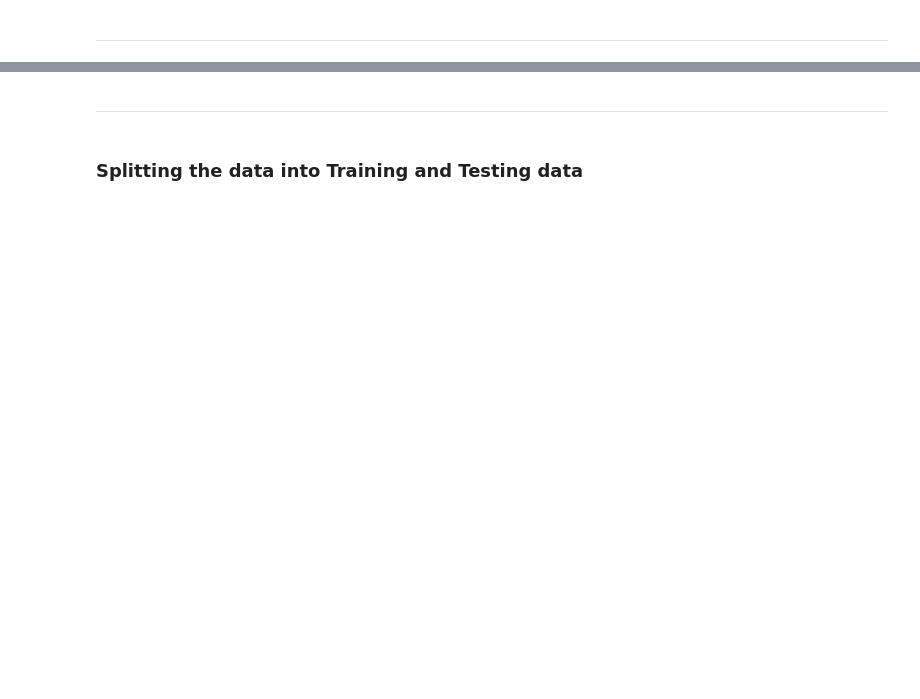
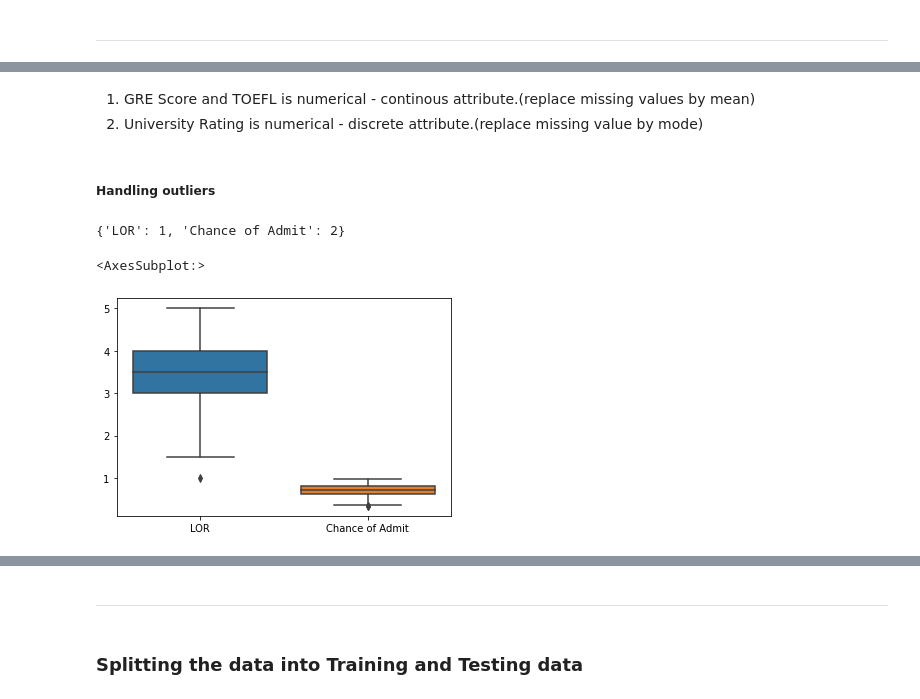
Before and after one commit to ChebroluTejaswi/Admission-Prediction-Model, a Jupyter notebook: project.ipynb, the cells around one changed output, grey strips where cells are left out. Cells and saved outputs as stored; diff of their text form; code cells hidden in the pictures; blank space fills up the shorter version.

```diff
--- a/project.ipynb
+++ b/project.ipynb
@@ -116,0 +118,4 @@ data.describe(include="all")
+# %%
+# Drop Serial No. attribute from dataset
+serial_number=data["Serial No."]
+data.drop("Serial No.",axis=1,inplace=True)
@@ -116,0 +157,3 @@ data.describe(include="all")
+# %% [markdown]
+1. GRE Score and TOEFL is numerical - continous attribute.(replace missing values by mean)
+2. University Rating is numerical - discrete attribute.(replace missing value by mode)
@@ -116,0 +166,37 @@ data.describe(include="all")
+# %% [markdown]
+##### Handling outliers
+# %%
+# Funtion to calculate number of outliers along with upperfence and lowerfence values
+
+def outlier(data,flag):
+    outlier_count=0
+    q1=data.quantile(0.25)
+    q3=data.quantile(0.75)
+    iqr=q3-q1
+    upperfence=q3+(iqr*1.5)
+    lowerfence=q1-(iqr*1.5)
+    if flag=="count":
+        for i in data:
+            if i> upperfence or i<lowerfence:
+                outlier_count=outlier_count+1
+        return outlier_count
+    elif flag=="boundary":
+        return lowerfence,upperfence
+# %%
+# Obtaining the count of outliers present in each attribute of the dataset
+
+outlier_dic={}
+for i in num_cont:
+    count=outlier(data[i],"count")
+    if count>0:
+        outlier_dic[i]=count
+print(outlier_dic)
+# %% [output]
+{'LOR': 1, 'Chance of Admit': 2}
+# %%
+# Visualizing the outliers count
+
+sns.boxplot(data=data[outlier_dic.keys()])
+# %% [output]
+<AxesSubplot:>
+[figure, added]
```
Also changed, not shown: parts of 82 cells of this notebook, 6 other files.
